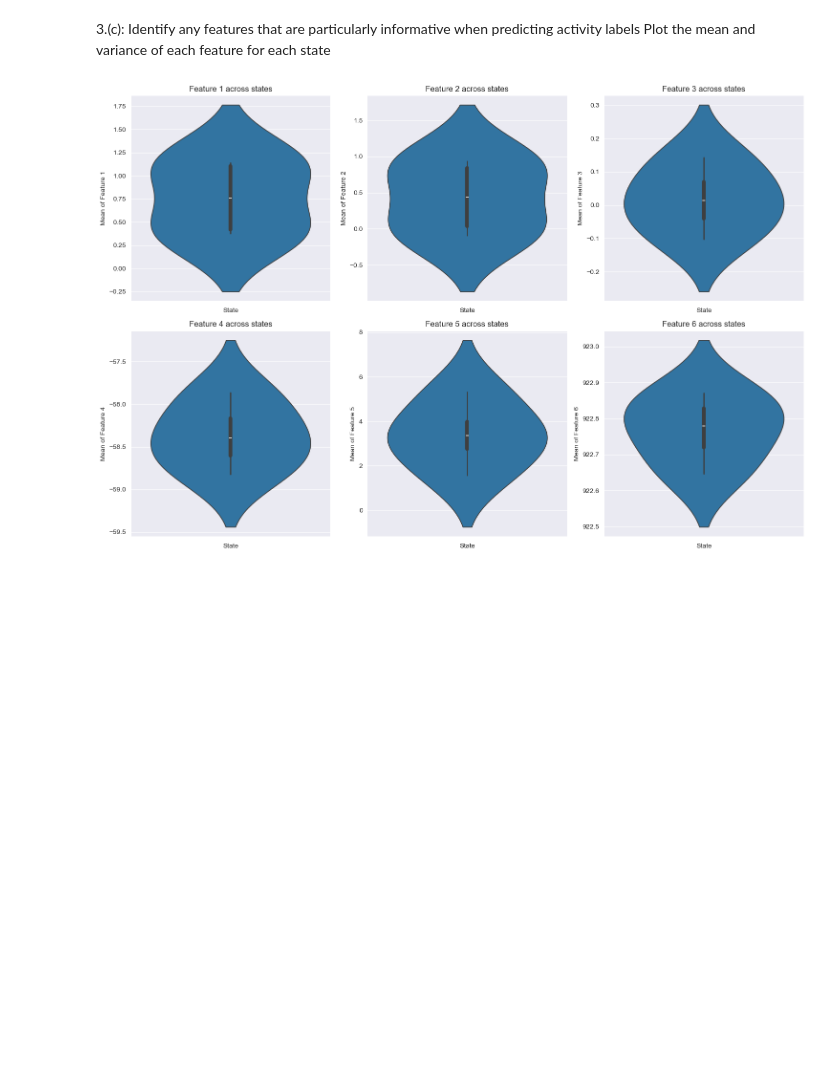
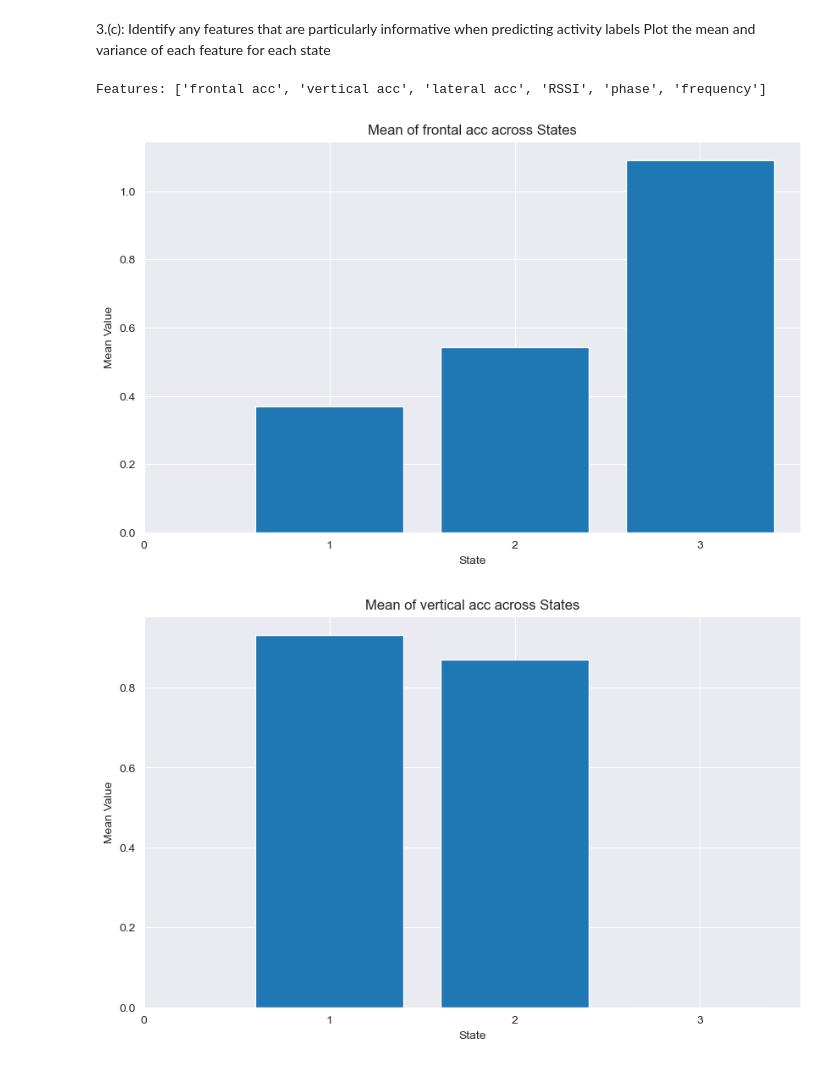
Before and after one commit to ZehuaLiuY/ML_CW, a Jupyter notebook: src/NN_Tree_HMM.ipynb, the cells around one changed output. Cells and saved outputs as stored; diff of their text form; code cells hidden in the pictures; blank space fills up the shorter version.

```diff
--- a/src/NN_Tree_HMM.ipynb
+++ b/src/NN_Tree_HMM.ipynb
@@ -862,3 +862,21 @@ plt.show()
 label each sequence of observations, taking their order into account
 3.(a): Train a sequence labeller
 Using [hmmlearn](https://hmmlearn.readthedocs.io/en/latest/tutorial.html) to train a sequence labeller
+# %%
+# initialize the counts
+n_states = np.max([np.max(seq) for seq in y_by_seq_tr]) + 1  # states
+start_counts = np.zeros(n_states)
+transition_counts = np.zeros((n_states, n_states))
+
+# count the number of times each state is the start state, and the number of times each state transitions to another state
+for seq in y_by_seq_tr:
+    start_counts[seq[0]] += 1
+    for i in range(1, len(seq)):
+        transition_counts[seq[i - 1], seq[i]] += 1
+
+# calculate the probabilities
+start_probabilities = start_counts / np.sum(start_counts)
+transition_probabilities = transition_counts / np.sum(transition_counts, axis=1, keepdims=True)
+
+print("Start Probabilities:", start_probabilities)
+print("Transition Probabilities Matrix:\n", transition_probabilities)
@@ -922,18 +946,18 @@ plt.show()
 3.(c): Identify any features that are particularly informative when predicting activity labels
 Plot the mean and variance of each feature for each state
 # %%
-means = hmm_model.means_
-covars = hmm_model.covars_
-
-plt.figure(figsize=(15, 10))
-for i in range(6):
-    plt.subplot(2, 3, i+1)
-    sns.violinplot(data=[means[j, i] for j in range(4)])
-    plt.title(f"Feature {i+1} across states")
+#print features
+print(f'Features: {input_cols}')
+feature_names = input_cols
+for i, feature in enumerate(feature_names):
+    plt.figure(figsize=(10, 6))
+    plt.bar(range(n_states), means[:, i])
+    plt.title(f"Mean of {feature} across States")
     plt.xlabel("State")
-    plt.ylabel(f"Mean of Feature {i+1}")
-
-plt.tight_layout()
-plt.show()
+    plt.ylabel("Mean Value")
+    plt.xticks(range(n_states))
+    plt.show()
 # %% [output]
+Features: ['frontal acc', 'vertical acc', 'lateral acc', 'RSSI', 'phase', 'frequency']
-[figure, old version]
+[figure, new version]
+[figure, added]
```
Also changed, not shown: parts of 4 cells of this notebook, 1 other file.
